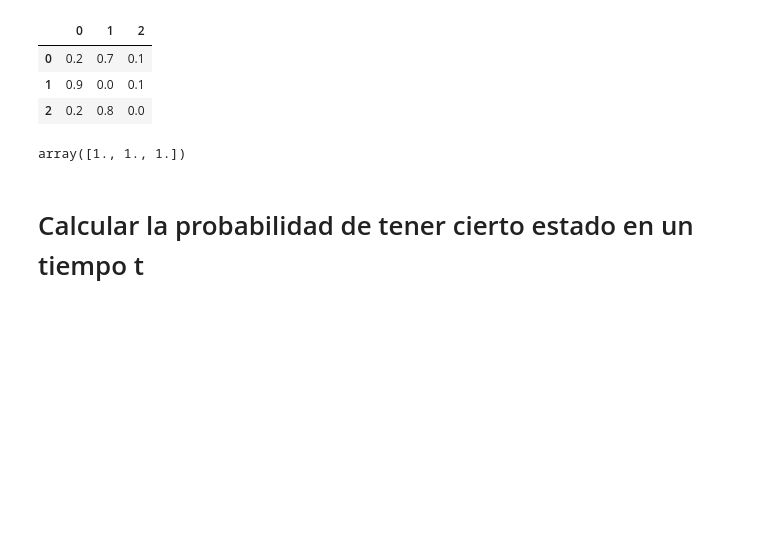
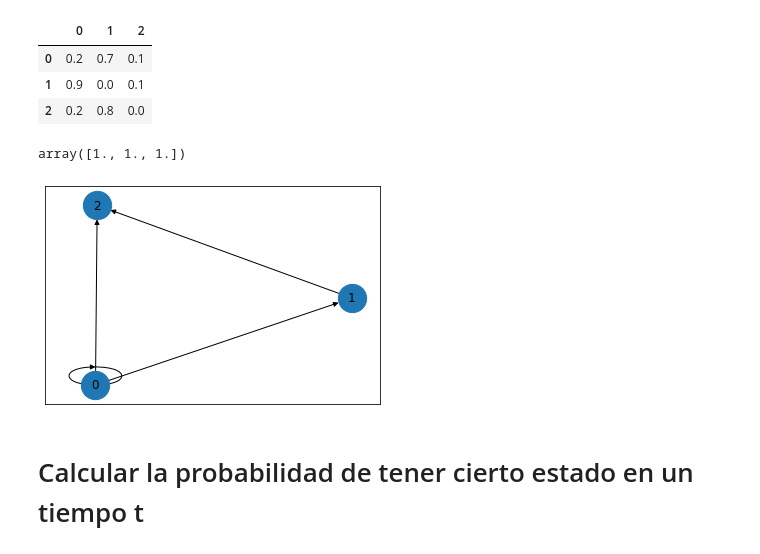
Before and after one commit to AnIsAsPe/Estadistica_y_Probabilidad_para-CD-, a Jupyter notebook: PrincipiosDeProbabilidad/Semana5/Simulación_Montecarlo_con_Cadenas_de_Markov.ipynb, the cells around one changed output. Drawn from its saved outputs; the diff is of its cells as text; code cells hidden in the pictures; blank space fills up the shorter version.

```diff
--- a/PrincipiosDeProbabilidad/Semana5/Simulación_Montecarlo_con_Cadenas_de_Markov.ipynb
+++ b/PrincipiosDeProbabilidad/Semana5/Simulación_Montecarlo_con_Cadenas_de_Markov.ipynb
@@ -26,6 +26,11 @@ pd.DataFrame(MT, index = estados, columns = estados)
 MT.sum(axis=1)  #asegurar que los renglones sumen 1
 # %% [output]
 array([1., 1., 1.])
+# %%
+G = nx.from_numpy_matrix(MT)
+nx.draw_networkx(G, arrows=True, node_size=800 )
+# %% [output]
+[figure, added]
 # %% [markdown]
 # Calcular la probabilidad de tener cierto estado en un tiempo t
 # %%
```
Also changed, not shown: parts of 2 cells of this notebook.
